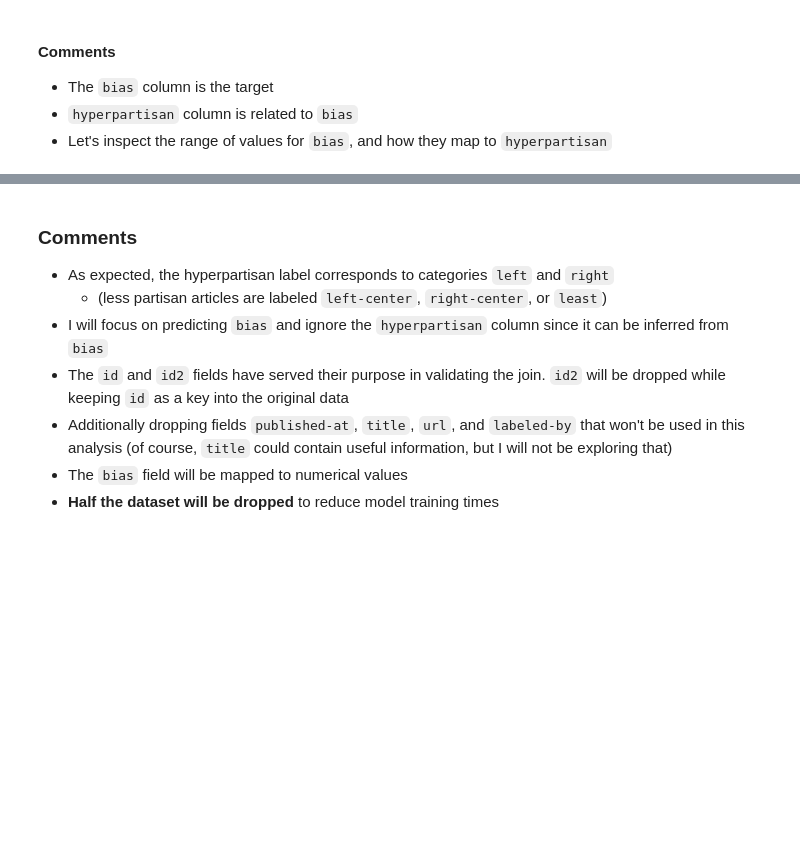
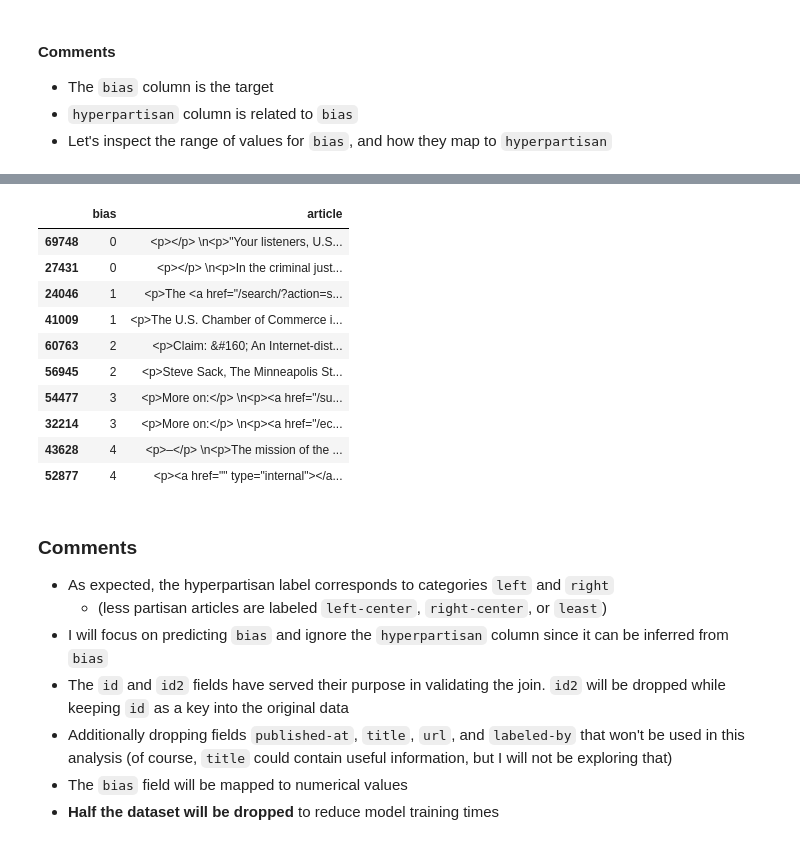
Before and after one commit to adhavle/hyperpartisan-news-detection, a Jupyter notebook: hyperpartisan-news-detection-three-methods.ipynb, the cells around one changed output, grey strips where cells are left out. Saved outputs shown, nothing was run; the diff lists cells and outputs as text; code cells hidden in the pictures; blank space fills up the shorter version.

```diff
--- a/hyperpartisan-news-detection-three-methods.ipynb
+++ b/hyperpartisan-news-detection-three-methods.ipynb
@@ -140,3 +208,22 @@ display(pd.DataFrame({"hyperpartisan": h, "bias": b, "count": c}))
+# %%
+sample_articles = df.groupby('bias', group_keys=False)[['bias', 'article']].apply(pd.DataFrame.sample, n=2)
+pd.set_option('max_colwidth', 300)
+pd.set_option('display.max_rows', len(sample_articles))
+display(sample)
+pd.reset_option('max_colwidth')
+pd.reset_option('display.max_rows')
+# %% [output]
+|  | bias | article |
+| 69748 | 0 | <p></p> \n<p>"Your listeners, U.S... |
+| 27431 | 0 | <p></p> \n<p>In the criminal just... |
+| 24046 | 1 | <p>The <a href="/search/?action=s... |
+| 41009 | 1 | <p>The U.S. Chamber of Commerce i... |
+| 60763 | 2 | <p>Claim: &#160; An Internet-dist... |
+| 56945 | 2 | <p>Steve Sack, The Minneapolis St... |
+| 54477 | 3 | <p>More on:</p> \n<p><a href="/su... |
+| 32214 | 3 | <p>More on:</p> \n<p><a href="/ec... |
+| 43628 | 4 | <p>–</p> \n<p>The mission of the ... |
+| 52877 | 4 | <p><a href="" type="internal"></a... |
 # %% [markdown]
 ### Comments
  - As expected, the hyperpartisan label corresponds to categories `left` and `right`
```
Also changed, not shown: parts of 21 cells of this notebook, 3 other files.
